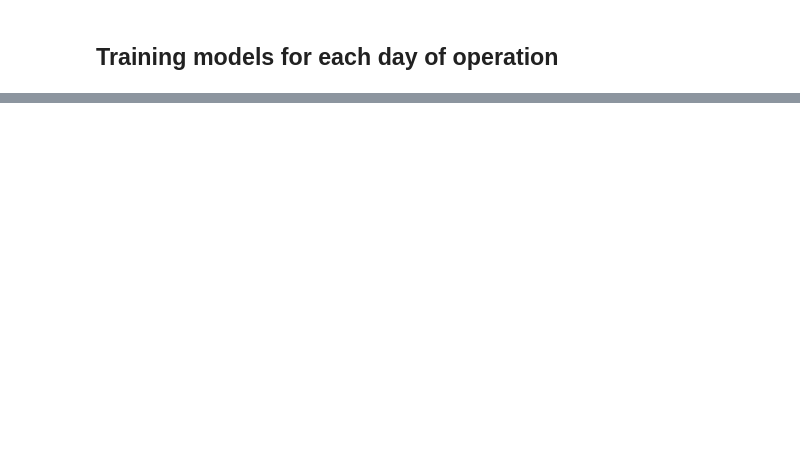
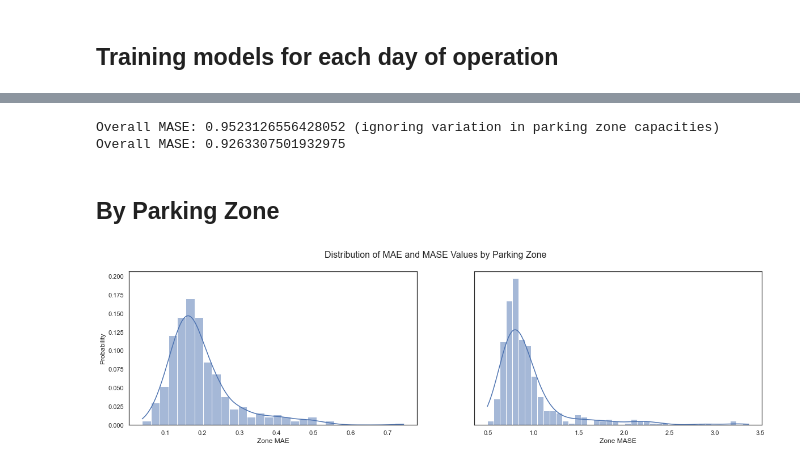
Before and after one commit to UrbanOS-Examples/PredictiveParking, a Jupyter notebook: notebooks/01. Evaluating the Performance of Parking Availability Models.ipynb, the cells around one changed output, grey strips where cells are left out. Saved outputs shown, nothing was run; the diff lists cells and outputs as text; code cells hidden in the pictures; blank space fills up the shorter version.

Commit message:
Add more granular MAE and MASE distributions

```diff
--- a/notebooks/01. Evaluating the Performance of Parking Availability Models.ipynb
+++ b/notebooks/01. Evaluating the Performance of Parking Availability Models.ipynb
@@ -433,0 +446,68 @@ Length: 343, dtype: float64
+# %%
+training_data = occupancy.loc[
+    occupancy.semihour < test_actual.index.get_level_values('semihour').min()
+].set_index(['semihour', 'zone_id']).available_rate
+
+zone_parking_spots = occupancy.set_index('semihour').sort_index().groupby('zone_id').total_cnt.last()
+
+forecast_ae = test_residuals.abs()
+forecast_ae_weighted = (
+    forecast_ae.reset_index()
+               .join(zone_parking_spots, on='zone_id')
+               .set_index(['semihour', 'zone_id'])
+               .apply(lambda row: row[0] * row['total_cnt'], axis='columns')
+)
+
+forecast_mae_overall = forecast_ae.mean()
+forecast_mae_overall_weighted = forecast_ae_weighted.mean()
+
+training_data_unstacked = training_data.unstack()
+training_data_unstacked_shifted = training_data_unstacked.shift(1, freq='7d')
+
+naive_ae = (
+    (training_data_unstacked_shifted.iloc[:-168]
+             - training_data_unstacked.iloc[168:])
+         .stack()
+         .abs()
+)
+
+naive_ae_weighted = (
+    naive_ae.reset_index()
+            .join(zone_parking_spots, on='zone_id')
+            .set_index(['semihour', 'zone_id'])
+            .apply(lambda row: row[0] * row['total_cnt'], axis='columns')
+)
+
+naive_mae_overall = naive_ae.mean()
+naive_mae_overall_weighted = naive_ae_weighted.mean()
+
+mase_overall = forecast_mae_overall / naive_mae_overall
+mase_overall_weighted = forecast_mae_overall_weighted / naive_mae_overall_weighted
+
+print('Overall MASE:', mase_overall, '(ignoring variation in parking zone capacities)')
+print('Overall MASE:', mase_overall_weighted)
+# %% [output]
+Overall MASE: 0.9523126556428052 (ignoring variation in parking zone capacities)
+Overall MASE: 0.9263307501932975
+# %% [markdown]
+## By Parking Zone
+# %%
+forecast_ae_by_zone = forecast_ae.groupby('zone_id')
+forecast_ae_weighted_by_zone = forecast_ae_weighted.groupby('zone_id')
+
+naive_ae_by_zone = naive_ae.groupby('zone_id')
+naive_ae_weighted_by_zone = naive_ae_weighted.groupby('zone_id')
+
+mae_by_zone = forecast_ae_by_zone.mean()
+mase_by_zone = mae_by_zone / naive_ae_by_zone.mean()
+
+fig, (ax1, ax2) = plt.subplots(1, 2, figsize=(20, 5), sharey=True)
+
+sns.histplot(mae_by_zone, stat='probability', kde=True, ax=ax1)
+sns.histplot(mase_by_zone, stat='probability', kde=True, ax=ax2)
+
+fig.suptitle('Distribution of MAE and MASE Values by Parking Zone', fontsize=16)
+ax1.set_xlabel('Zone MAE');
+ax2.set_xlabel('Zone MASE');
+# %% [output]
+[figure, added]
```
Also changed, not shown: parts of 30 cells of this notebook, 2 other files.
